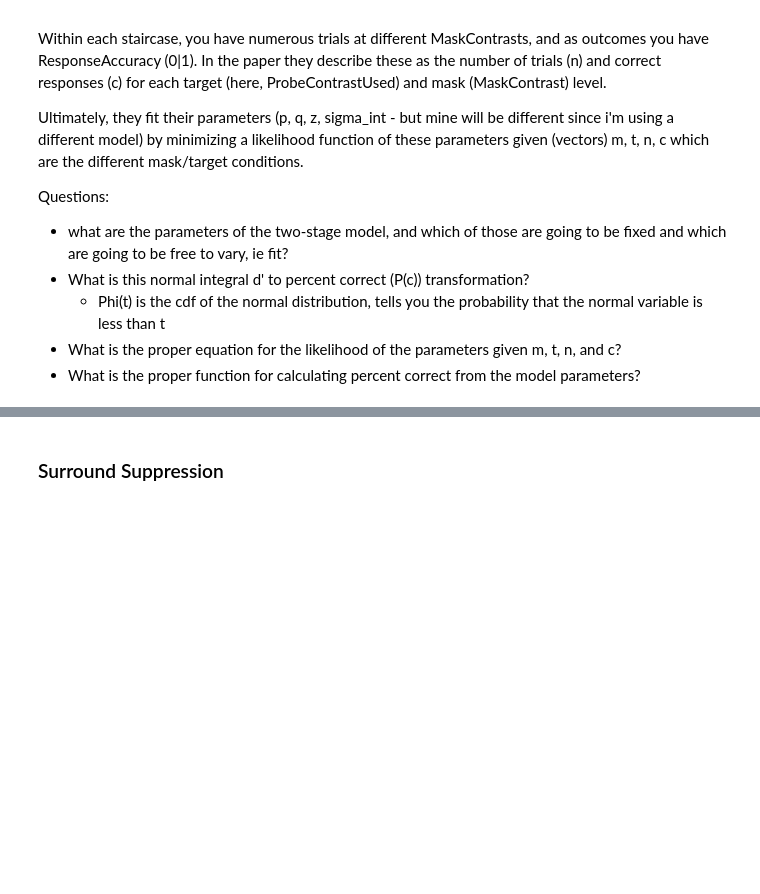
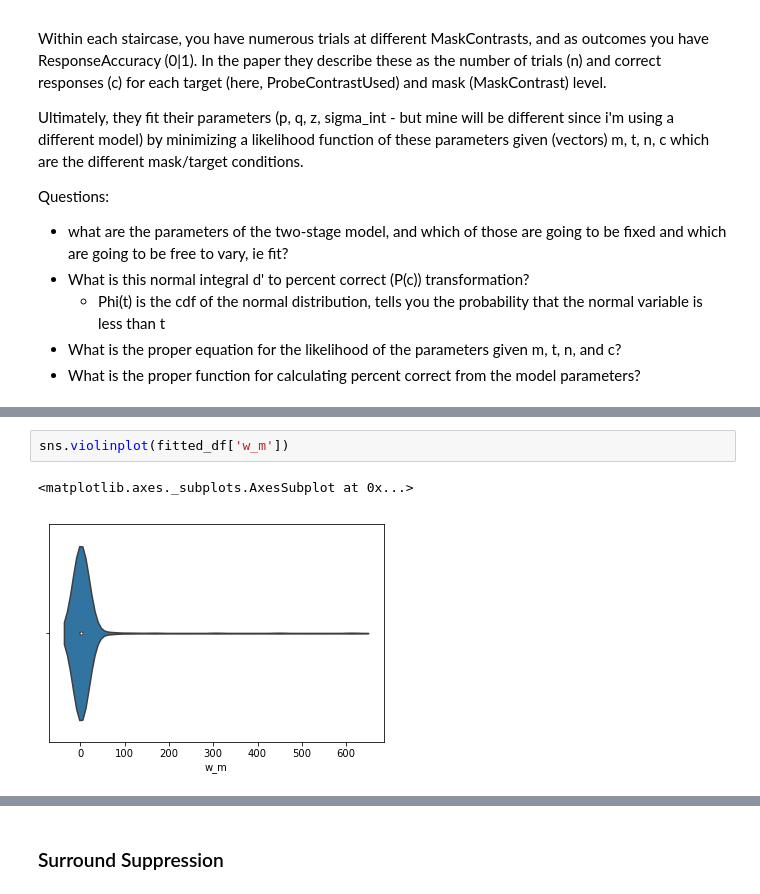
Before and after one commit to smerdis/mukerji-ay250, a Jupyter notebook: final_project/Fitting Two-Stage Model to Individual trial data.ipynb, the cells around one changed output, grey strips where cells are left out. Cells and saved outputs as stored; diff of their text form; blank space fills up the shorter version.

```diff
--- a/final_project/Fitting Two-Stage Model to Individual trial data.ipynb
+++ b/final_project/Fitting Two-Stage Model to Individual trial data.ipynb
@@ -68,0 +130,5 @@ df.groupby(gvars).apply(utils.model_condition, model.two_stage_response, params)
+# %%
+sns.violinplot(fitted_df['w_m'])
+# %% [output]
+<matplotlib.axes._subplots.AxesSubplot at 0x...>
+[figure, added]
```
Also changed, not shown: parts of 23 cells of this notebook, 2 other files.
